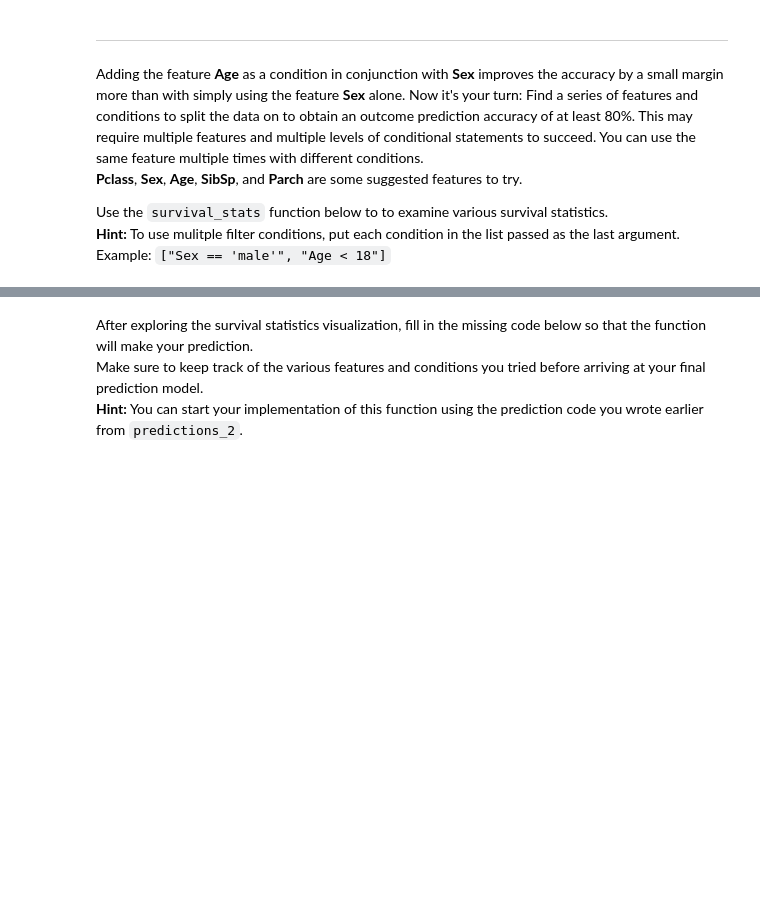
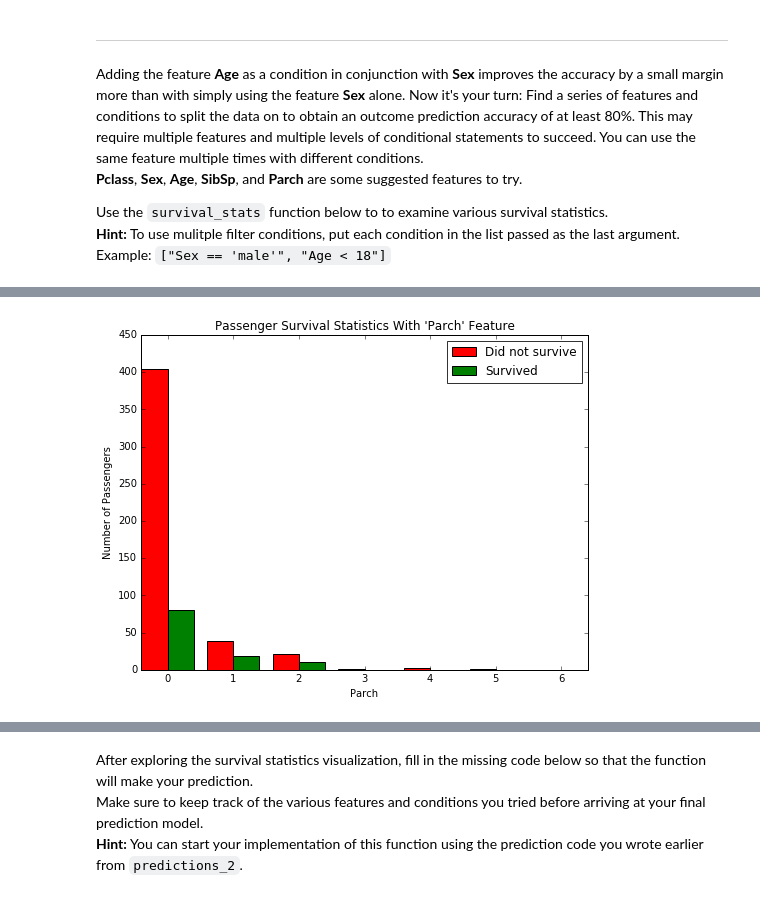
Before and after one commit to psaravind/Machine-Learning-Engineer-Nanodegree, a Jupyter notebook: Titanic-Survival-Exploration/Titanic_Survival_Exploration.ipynb, the cells around one changed output, grey strips where cells are left out. Cells and saved outputs as stored; diff of their text form; code cells hidden in the pictures; blank space fills up the shorter version.

```diff
--- a/Titanic-Survival-Exploration/Titanic_Survival_Exploration.ipynb
+++ b/Titanic-Survival-Exploration/Titanic_Survival_Exploration.ipynb
@@ -180,0 +220,4 @@ Use the `survival_stats` function below to to examine various survival statistic
+# %%
+survival_stats(data, outcomes, 'Parch', ["Sex == 'male'"])
+# %% [output]
+[figure, added]
```
Also changed, not shown: parts of 37 cells of this notebook, 1 other file.
